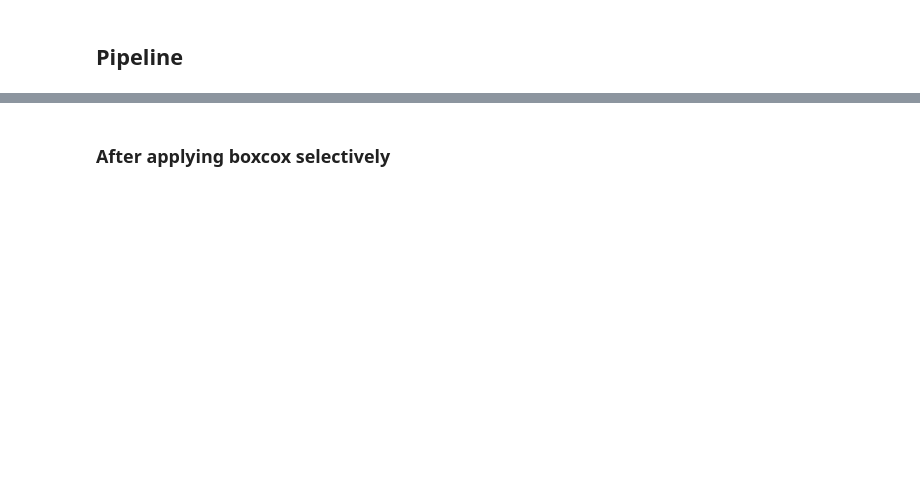
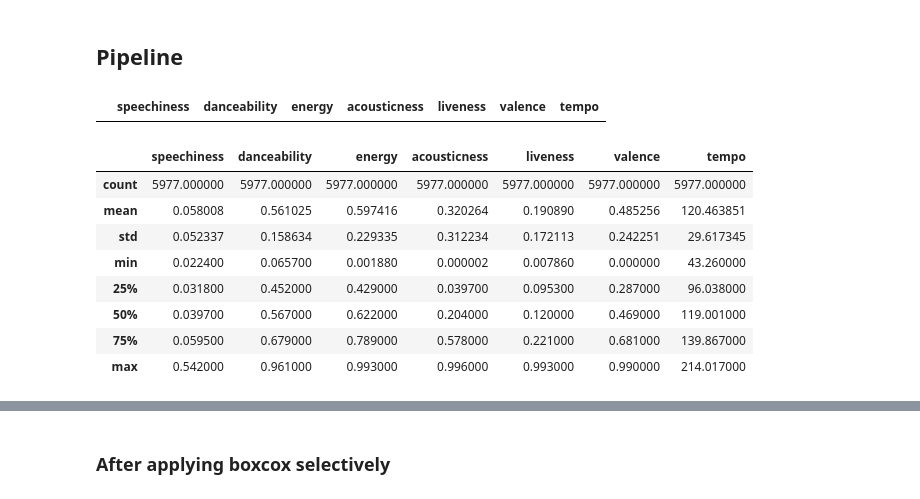
Before and after one commit to skarensmoll/thesisMusikRecommender, a Jupyter notebook: Experiments/06-01-Modeling.ipynb, the cells around one changed output, grey strips where cells are left out. Cells and saved outputs as stored; diff of their text form; code cells hidden in the pictures; blank space fills up the shorter version.

```diff
--- a/Experiments/06-01-Modeling.ipynb
+++ b/Experiments/06-01-Modeling.ipynb
@@ -40,5 +40,21 @@ createKDeplot(df,['danceability', 'energy', 'speechiness', 'acousticness', 'live
 # %% [markdown]
 ## Pipeline
+# %%
+df.loc[df.valence < 0]
+# %% [output]
+|  | speechiness | danceability | energy | acousticness | liveness | valence | tempo |
+# %%
+df.describe()
+# %% [output]
+|  | speechiness | danceability | energy | acousticness | liveness | valence | tempo |
+| count | 5977.000000 | 5977.000000 | 5977.000000 | 5977.000000 | 5977.000000 | 5977.000000 | 5977.000000 |
+| mean | 0.058008 | 0.561025 | 0.597416 | 0.320264 | 0.190890 | 0.485256 | 120.463851 |
+| std | 0.052337 | 0.158634 | 0.229335 | 0.312234 | 0.172113 | 0.242251 | 29.617345 |
+| min | 0.022400 | 0.065700 | 0.001880 | 0.000002 | 0.007860 | 0.000000 | 43.260000 |
+| 25% | 0.031800 | 0.452000 | 0.429000 | 0.039700 | 0.095300 | 0.287000 | 96.038000 |
+| 50% | 0.039700 | 0.567000 | 0.622000 | 0.204000 | 0.120000 | 0.469000 | 119.001000 |
+| 75% | 0.059500 | 0.679000 | 0.789000 | 0.578000 | 0.221000 | 0.681000 | 139.867000 |
+| max | 0.542000 | 0.961000 | 0.993000 | 0.996000 | 0.993000 | 0.990000 | 214.017000 |
 # %%
 df = removeConstantFeatures(df)
 df= applyBoxCoxFeatures(df, ['speechiness', 'acousticness', 'liveness', 'valence'])
```
Also changed, not shown: parts of 7 cells of this notebook, 15 other files.
